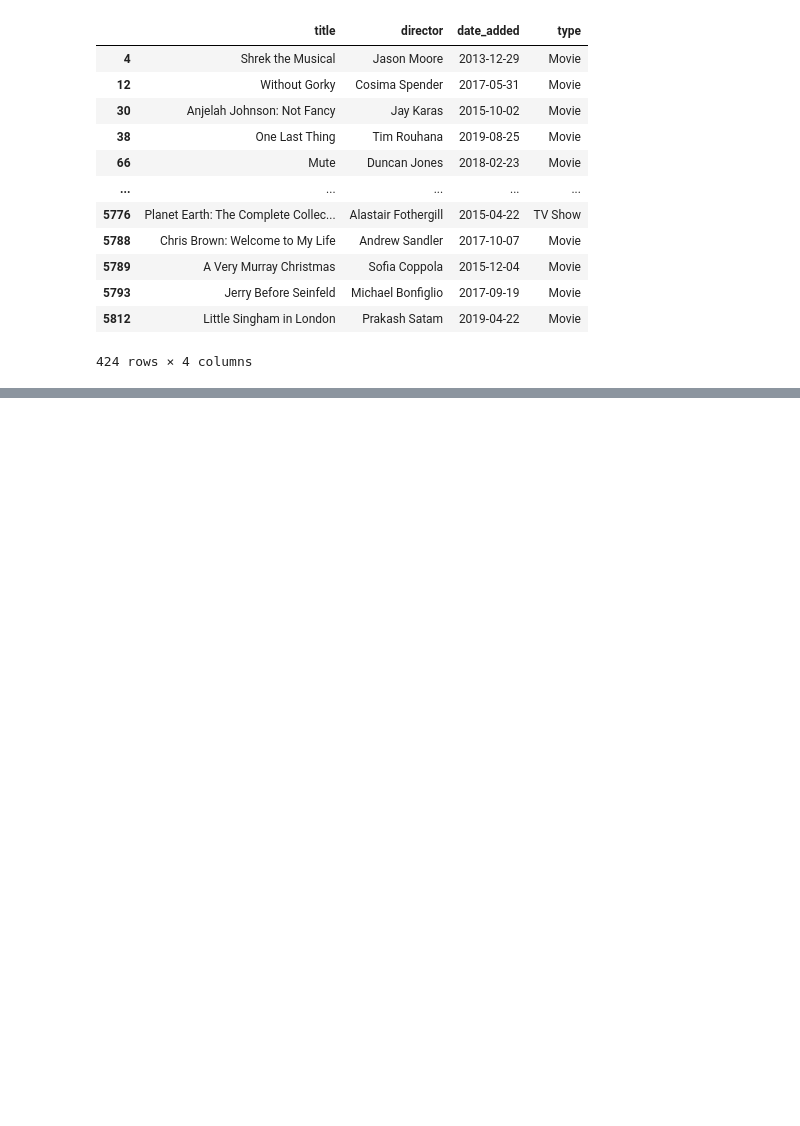
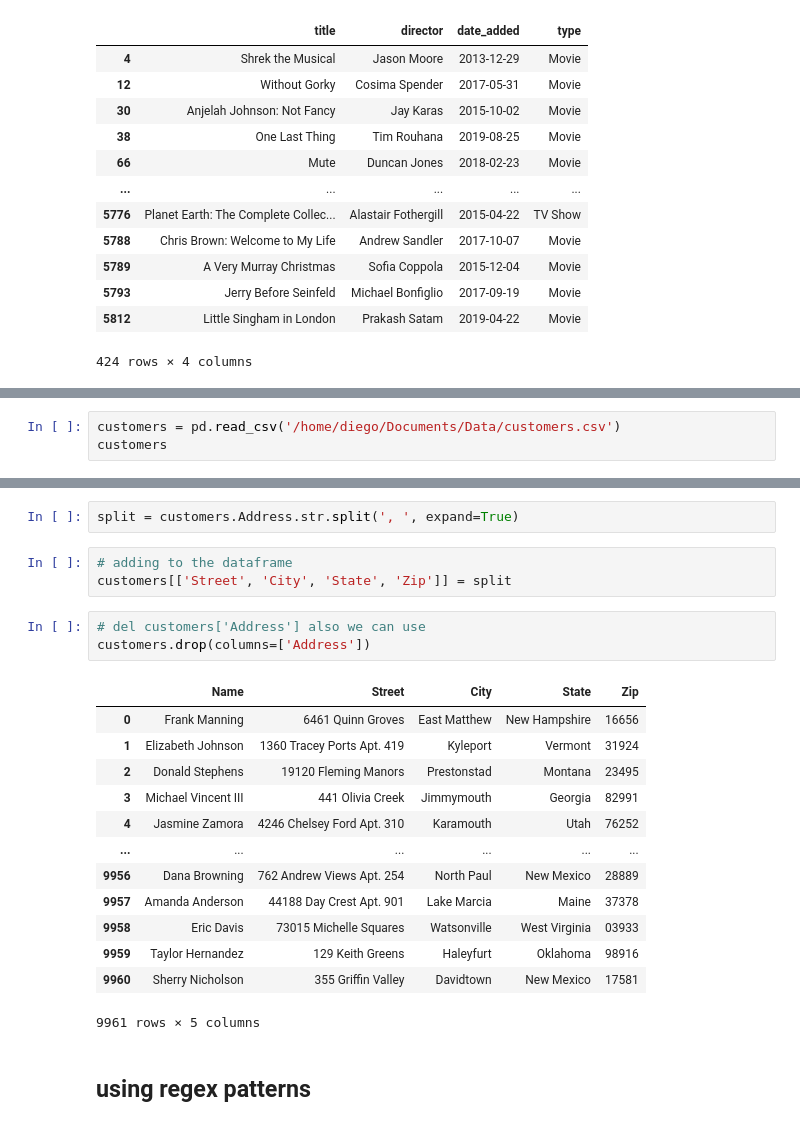
Before and after one commit to Diego195200/data_analysis, a Jupyter notebook: Pandas in action book/Coding Challenges.ipynb, the cells around one changed output, grey strips where cells are left out. Cells and saved outputs as stored; diff of their text form; blank space fills up the shorter version.

```diff
--- a/Pandas in action book/Coding Challenges.ipynb
+++ b/Pandas in action book/Coding Challenges.ipynb
@@ -433,0 +438,3 @@ netflix.drop_duplicates(subset=['date_added'], keep=False)
+# %%
+customers = pd.read_csv('/home/diego/Documents/Data/customers.csv')
+customers
@@ -433,0 +455,24 @@ netflix.drop_duplicates(subset=['date_added'], keep=False)
+# %%
+split = customers.Address.str.split(', ', expand=True)
+# %%
+# adding to the dataframe
+customers[['Street', 'City', 'State', 'Zip']] = split
+# %%
+# del customers['Address'] also we can use
+customers.drop(columns=['Address'])
+# %% [output]
+|  | Name | Street | City | State | Zip |
+| 0 | Frank Manning | 6461 Quinn Groves | East Matthew | New Hampshire | 16656 |
+| 1 | Elizabeth Johnson | 1360 Tracey Ports Apt. 419 | Kyleport | Vermont | 31924 |
+| 2 | Donald Stephens | 19120 Fleming Manors | Prestonstad | Montana | 23495 |
+| 3 | Michael Vincent III | 441 Olivia Creek | Jimmymouth | Georgia | 82991 |
+| 4 | Jasmine Zamora | 4246 Chelsey Ford Apt. 310 | Karamouth | Utah | 76252 |
+| ... | ... | ... | ... | ... | ... |
+| 9956 | Dana Browning | 762 Andrew Views Apt. 254 | North Paul | New Mexico | 28889 |
+| 9957 | Amanda Anderson | 44188 Day Crest Apt. 901 | Lake Marcia | Maine | 37378 |
+| 9958 | Eric Davis | 73015 Michelle Squares | Watsonville | West Virginia | 03933 |
+| 9959 | Taylor Hernandez | 129 Keith Greens | Haleyfurt | Oklahoma | 98916 |
+| 9960 | Sherry Nicholson | 355 Griffin Valley | Davidtown | New Mexico | 17581 |
+9961 rows × 5 columns
+# %% [markdown]
+## using regex patterns
```
Also changed, not shown: parts of 3 cells of this notebook, 4 other files.
